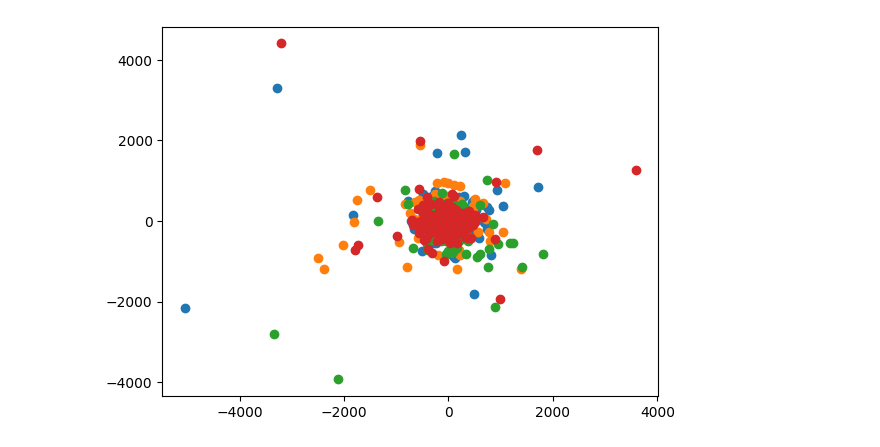
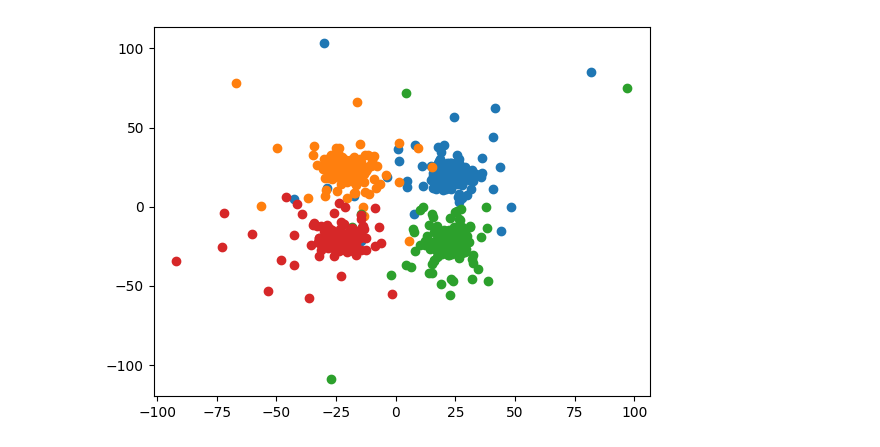
Before and after one commit to dac90/audio_modem_2025, a Jupyter notebook: notebooks/white_noise.ipynb, the cells around one changed output. Cells and saved outputs as stored; diff of their text form; code cells hidden in the pictures.

```diff
--- a/notebooks/white_noise.ipynb
+++ b/notebooks/white_noise.ipynb
@@ -7,7 +7,7 @@ from modem.constants import FS, QPSK_BLOCK_LENGTH
 # %%
 rng = np.random.default_rng(seed=42)
 NUM_BYTES = 1024
-data_bytes = [bytes(rng.integers(255, size=NUM_BYTES, dtype=np.uint8)) for i in range(10)]
+data_bytes = [bytes(rng.integers(256, size=NUM_BYTES, dtype=np.uint8)) for i in range(10)]
 qpsk_symbols = [qpsk.qpsk_encode(data) for data in data_bytes]
 ofdm_symbols = [qpsk.encode_ofdm_symbol(qpsk_syms) for qpsk_syms in qpsk_symbols]
 signal = np.concatenate((chirp.START_CHIRP, *ofdm_symbols, chirp.END_CHIRP))
@@ -18,13 +18,6 @@ Saved to C:\Users\jonti\SynologyDrive\Documents\Uni\IIA\Project-GF3\audio_modem_
 # %%
-recv_signal = wav.read_wav("chirp_white_noise_recv.wav")
+recv_signal = wav.read_wav("2025-05-26_lt5.wav")
 # %%
-start_correlation = scipy.signal.convolve(recv_signal, chirp.START_CHIRP, mode="valid")
-lags = scipy.signal.correlation_lags(recv_signal.size, chirp.START_CHIRP.size, mode="valid")
-start_lag = lags[np.argmax(np.abs(start_correlation))]
-
-end_correlation = scipy.signal.convolve(recv_signal, chirp.END_CHIRP, mode="valid")
-lags = scipy.signal.correlation_lags(recv_signal.size, chirp.END_CHIRP.size, mode="valid")
-end_lag = lags[np.argmax(np.abs(end_correlation))]
-
-print(start_lag, end_lag, end_lag - start_lag, len(signal) - len(chirp.END_CHIRP))
+aligned_recv_signal = chirp.synchronise(recv_signal, sum(map(len, ofdm_symbols)), plot_correlations=True)
+recv_ofdm_symbols = np.split(aligned_recv_signal[chirp.START_CHIRP.size:-chirp.END_CHIRP.size], len(ofdm_symbols))
 # %% [output]
@@ -50,7 +39,7 @@ for sig, ax in zip((signal, aligned_recv_signal), axs):
 # %%
 # Use all white noise blocks as pilot symbols and average all gains together
 # TODO: in future, should allocate some to be data blocks and find error rate
-frequency_gains = [(qpsk.decode_ofdm_symbol(recv_sym, np.ones(QPSK_BLOCK_LENGTH)) * np.conjugate(qpsk_syms)) / (qpsk_syms* np.conjugate(qpsk_syms))
+frequency_gains = [qpsk.decode_ofdm_symbol(recv_sym, np.ones(QPSK_BLOCK_LENGTH)) / qpsk_syms
                    for recv_sym, qpsk_syms in zip(recv_ofdm_symbols, qpsk_symbols)]
 avg_gain = np.mean(frequency_gains, axis=0)
 # %%
@@ -73,6 +59,16 @@ mask_10 = positive_real_mask & (~positive_imag_mask)
 # %%
+# Create boolean masks to color received symbols based on what the transmitted symbol was
+high_freq_mask = np.zeros_like(qpsk_symbols[4], dtype=np.bool)
+high_freq_mask[100:1000] = True
+positive_real_mask = np.real(qpsk_symbols[4]) > 0
+positive_imag_mask = np.imag(qpsk_symbols[4]) > 0
+mask_00 = positive_real_mask & positive_imag_mask & high_freq_mask
+mask_01 = (~positive_real_mask) & positive_imag_mask & high_freq_mask
+mask_11 = (~positive_real_mask) & (~positive_imag_mask) & high_freq_mask
+mask_10 = positive_real_mask & (~positive_imag_mask) & high_freq_mask
+
 # Plot received symbols
 for mask, bits in ((mask_00, "00"), (mask_01, "01"), (mask_10, "10"), (mask_11, "11")):
-    plt.scatter(np.real(recv_qpsk_symbols[0][mask]), np.imag(recv_qpsk_symbols[0][mask]), label=bits)
+    plt.scatter(np.real(recv_qpsk_symbols[4][mask]), np.imag(recv_qpsk_symbols[4][mask]), label=bits)
 # %% [output]
-[figure, old version]
+[figure, new version]
```
Also changed, not shown: parts of 6 cells of this notebook, 11 other files.
